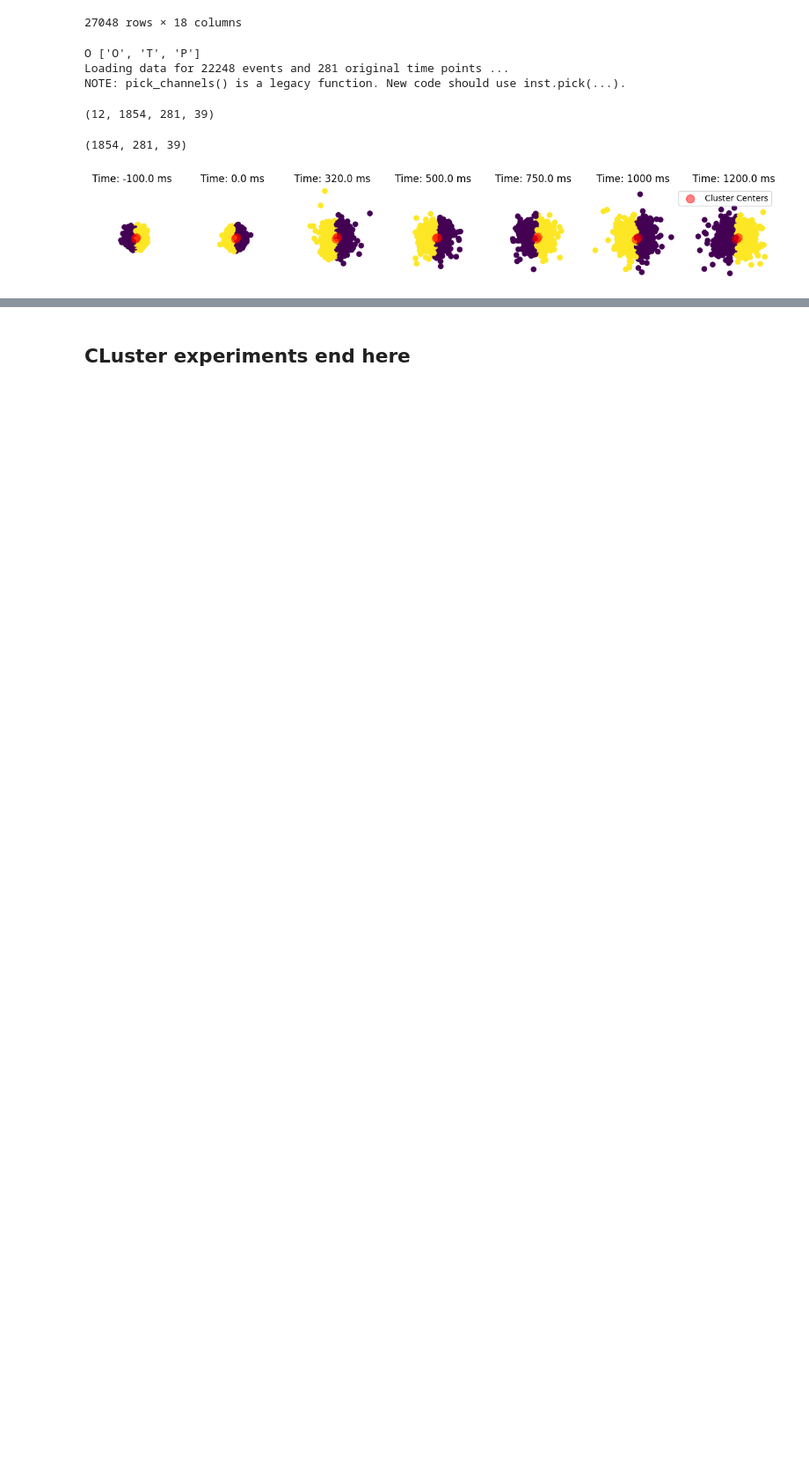
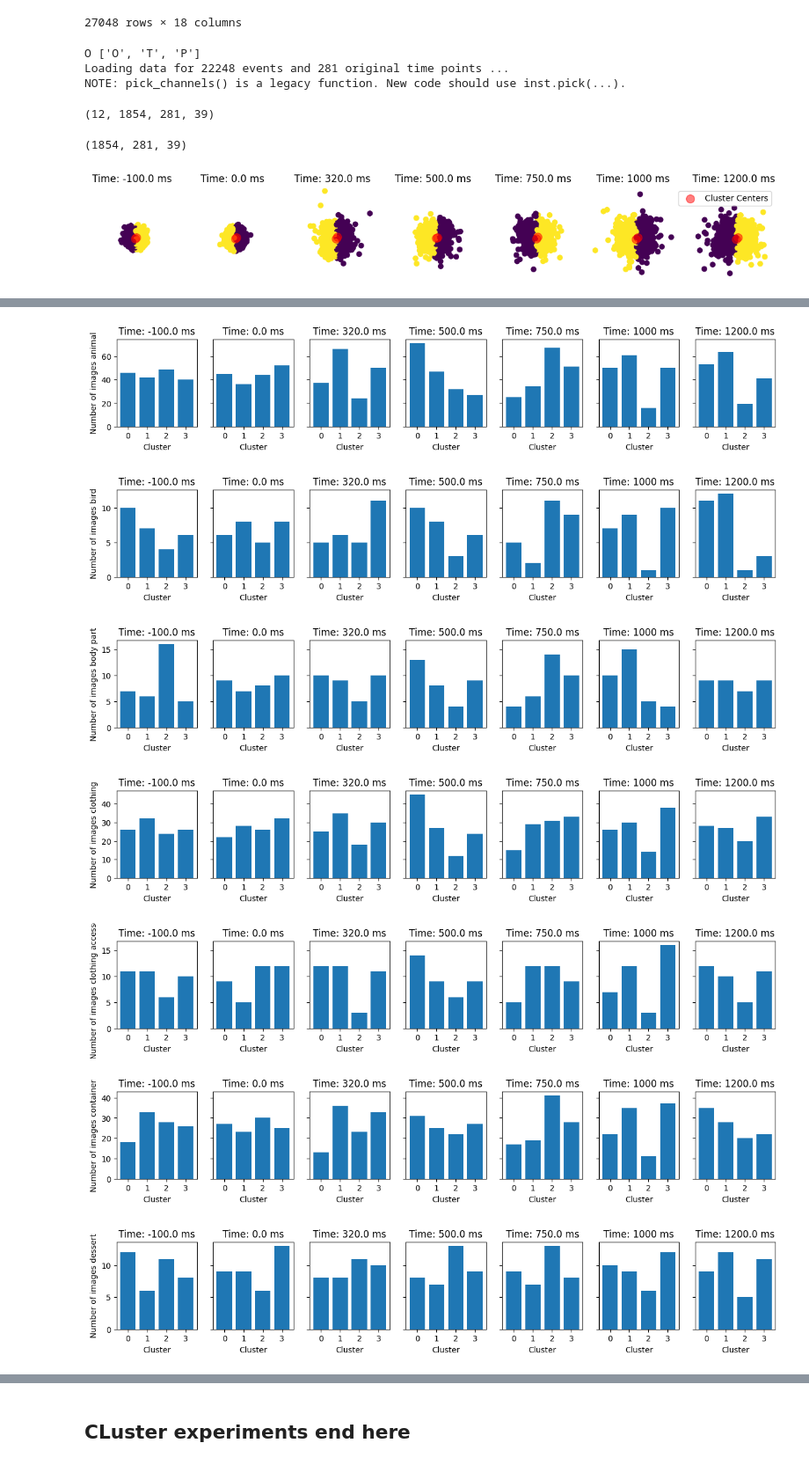
Before and after one commit to AtharvSuryawanshi/Neural-Representations-using-Things-Database, a Jupyter notebook: clust_meg.ipynb, the cells around one changed output, grey strips where cells are left out. Shown at 88% size. Drawn from its saved outputs; the diff is of its cells as text; code cells hidden in the pictures; blank space fills up the shorter version.

```diff
--- a/clust_meg.ipynb
+++ b/clust_meg.ipynb
@@ -271,0 +286,39 @@ for category_name in tqdm(category27.columns):
+# %%
+from tqdm import tqdm
+category27 = pd.read_csv('category27_manual.tsv', sep='\t')
+for category_name in tqdm(category27.columns):
+    times = [-0.1,0.0, 0.320, 0.5, 0.75, 1, 1.2]
+    # category_name = 'animal'
+    f, axes = plt.subplots(1, len(times), sharex=True, sharey = True, figsize=(15, 2))
+    for i,t in tqdm(enumerate(times)):
+        index = epochs.times == t
+        data = average_concept_epochs[:, index, :].squeeze()
+        # print(data.shape)
+        kmeans = KMeans(n_clusters=4, random_state=42).fit(data)
+        labels = kmeans.labels_
+        # # Get cluster centers
+        centers = kmeans.cluster_centers_
+        index_0 = np.where(labels == 0)[0]
+        index_1 = np.where(labels == 1)[0]
+        index_2 = np.where(labels == 2)[0]
+        index_3 = np.where(labels == 3)[0]
+        category = np.where(category27[category_name] == 1)[0]
+        category_0 = len(np.intersect1d(category, index_0))
+        category_1 = len(np.intersect1d(category, index_1))
+        category_2 = len(np.intersect1d(category, index_2))
+        category_3 = len(np.intersect1d(category, index_3))
+    # #     # print(f"division of category: {category_0} vs {category_1}")
+        # plot these divisions are bar plot
+        axes[i].bar(['0', '1', '2', '3'], [category_0, category_1, category_2, category_3])
+        axes[i].set_title(f"Time: {t*1000} ms")
+        axes[0].set_ylabel(f'Number of images {category_name}')
+        axes[i].set_xlabel('Cluster')
+    plt.show()
+# %% [output]
+[figure, added]
+[figure, added]
+[figure, added]
+[figure, added]
+[figure, added]
+[figure, added]
+[figure, added]
```
Also changed, not shown: parts of 4 cells of this notebook.
